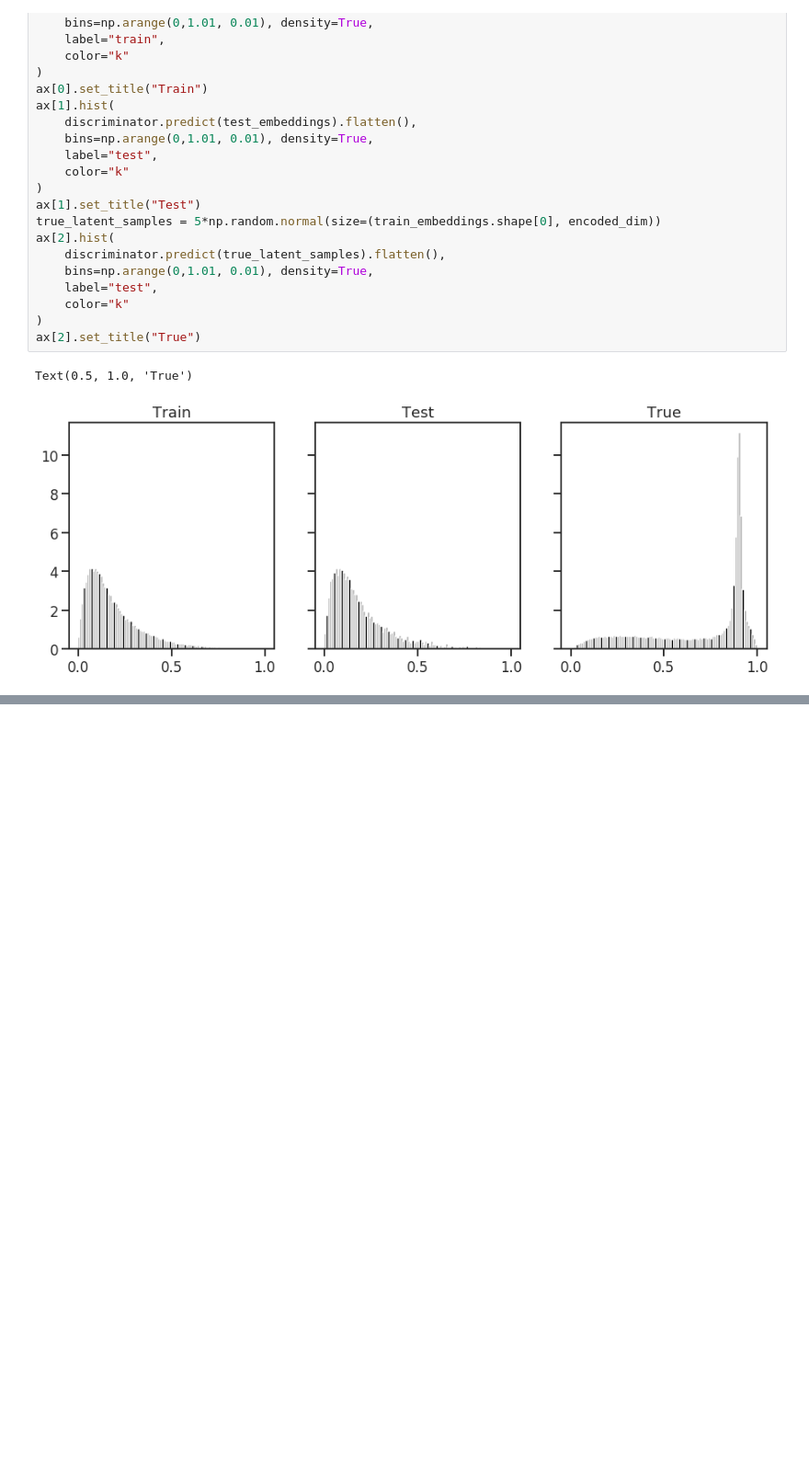
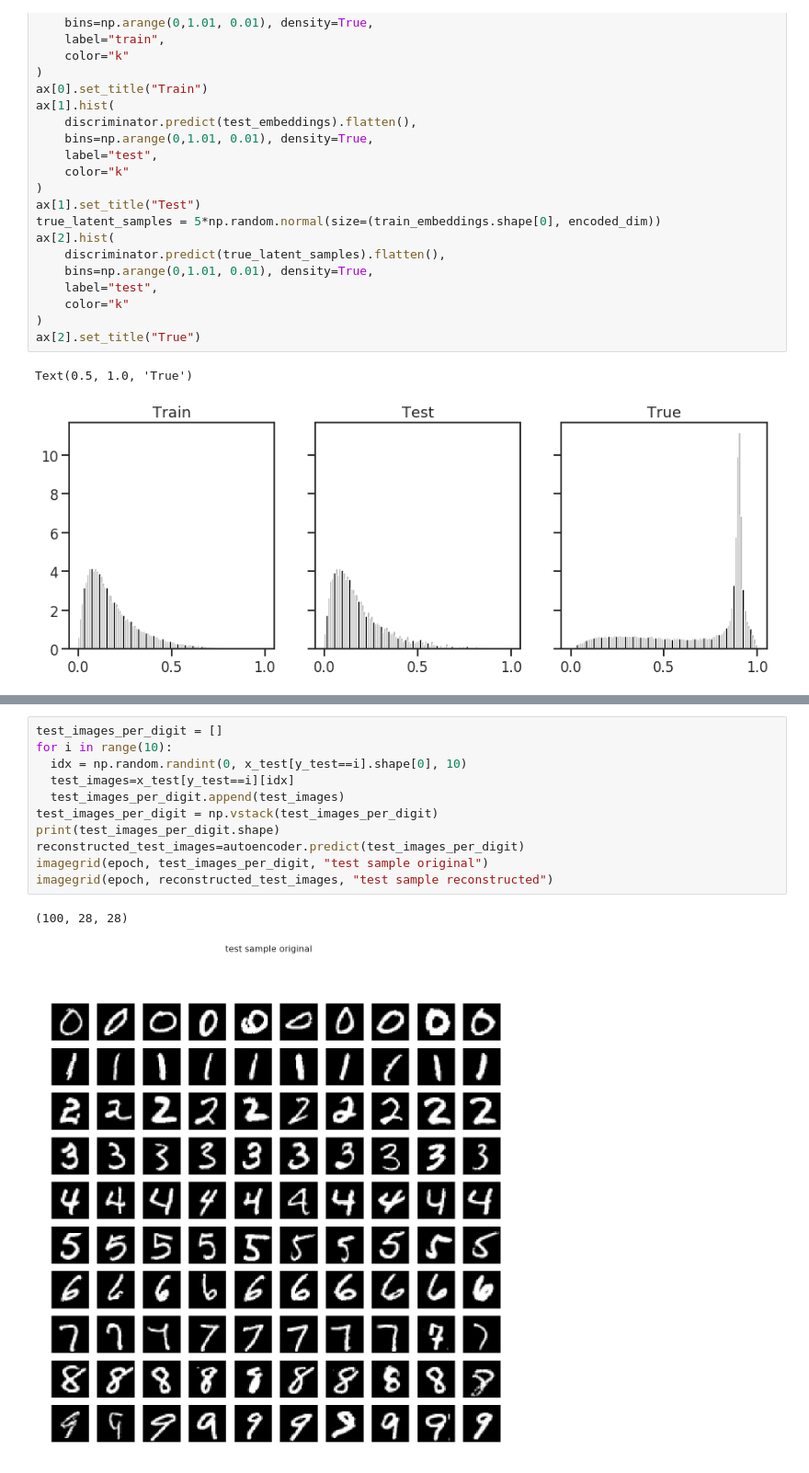
Before and after one commit to napsternxg/ipython-notebooks, a Jupyter notebook: Adversarial_Autoencoder.ipynb, the cells around one changed output, grey strips where cells are left out. Shown at 92% size. Saved outputs shown, nothing was run; the diff lists cells and outputs as text; blank space fills up the shorter version.

```diff
--- a/Adversarial_Autoencoder.ipynb
+++ b/Adversarial_Autoencoder.ipynb
@@ -528,0 +543,14 @@ Text(0.5, 1.0, 'True')
+# %%
+test_images_per_digit = []
+for i in range(10):
+  idx = np.random.randint(0, x_test[y_test==i].shape[0], 10)
+  test_images=x_test[y_test==i][idx]
+  test_images_per_digit.append(test_images)
+test_images_per_digit = np.vstack(test_images_per_digit)
+print(test_images_per_digit.shape)
+reconstructed_test_images=autoencoder.predict(test_images_per_digit)
+imagegrid(epoch, test_images_per_digit, "test sample original")
+imagegrid(epoch, reconstructed_test_images, "test sample reconstructed")
+# %% [output]
+(100, 28, 28)
+[figure, added]
```
Also changed, not shown: parts of 4 cells of this notebook.
